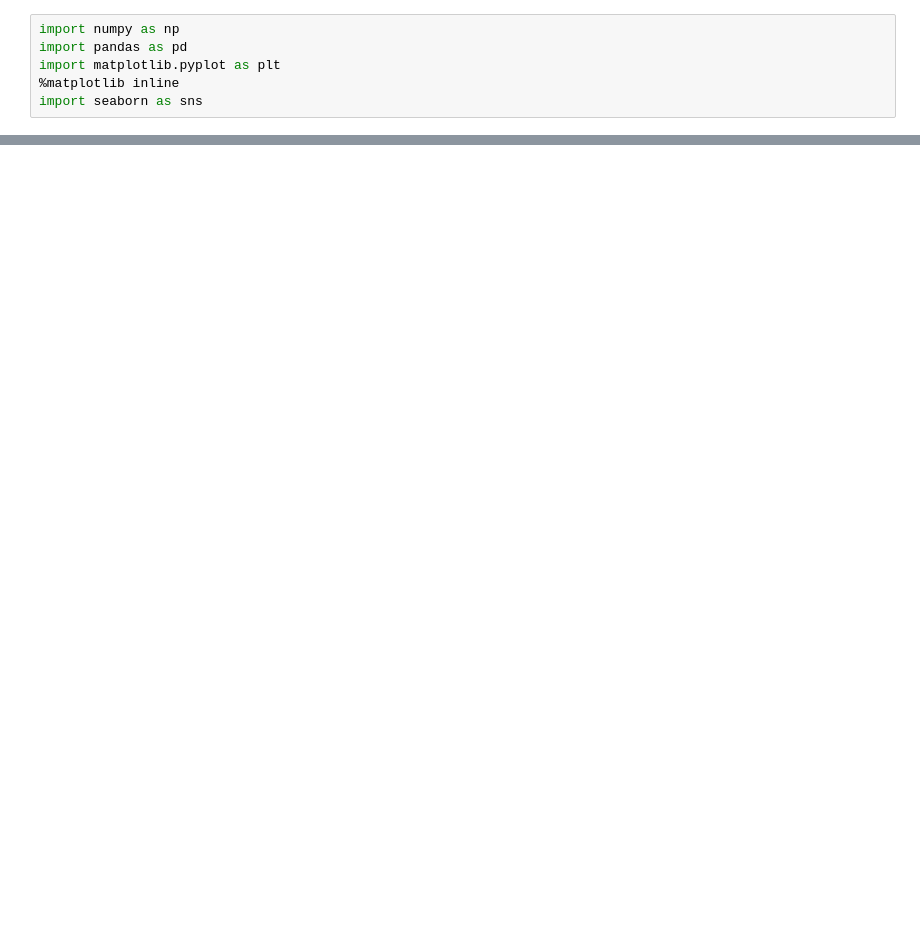
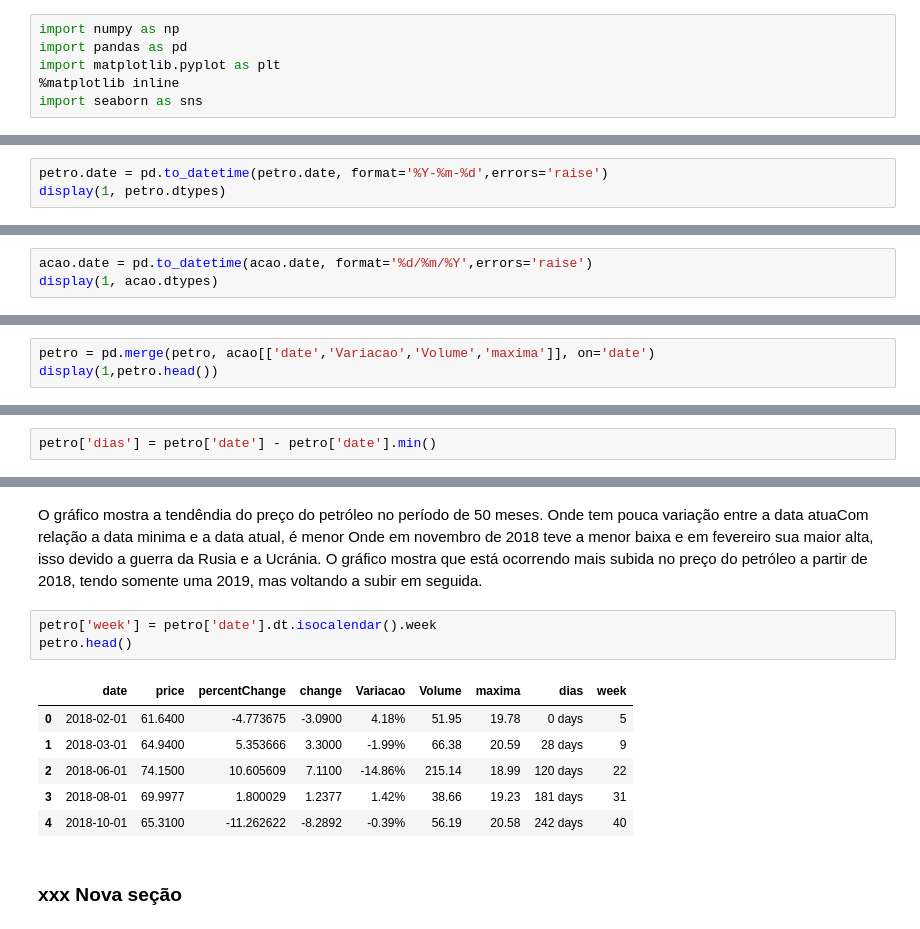
Before and after one commit to sergiolcrezende/Mackenzie, a Jupyter notebook: trilha_4_analise.ipynb, the cells around one changed output, grey strips where cells are left out. Drawn from its saved outputs; the diff is of its cells as text; blank space fills up the shorter version.

```diff
--- a/trilha_4_analise.ipynb
+++ b/trilha_4_analise.ipynb
@@ -298,0 +139,3 @@ plt.show()
+# %%
+petro.date = pd.to_datetime(petro.date, format='%Y-%m-%d',errors='raise')
+display(1, petro.dtypes)
@@ -298,0 +151,3 @@ plt.show()
+# %%
+acao.date = pd.to_datetime(acao.date, format='%d/%m/%Y',errors='raise')
+display(1, acao.dtypes)
@@ -298,0 +166,3 @@ plt.show()
+# %%
+petro = pd.merge(petro, acao[['date','Variacao','Volume','maxima']], on='date')
+display(1,petro.head())
@@ -298,0 +237,2 @@ plt.show()
+# %%
+petro['dias'] = petro['date'] - petro['date'].min()
@@ -298,0 +270,15 @@ plt.show()
+# %% [markdown]
+O gráfico mostra a tendêndia do preço do petróleo no período de 50 meses. Onde tem pouca variação entre a data atuaCom relação a data minima e a data atual, é menor  Onde em novembro de 2018 teve a menor baixa e em fevereiro sua maior alta, isso devido a guerra da Rusia e a Ucránia. O gráfico mostra que está ocorrendo mais subida no preço do petróleo a partir de 2018, tendo somente uma 2019, mas voltando a subir em seguida.
+# %%
+petro['week'] = petro['date'].dt.isocalendar().week
+petro.head()
+# %% [output]
+|  | date | price | percentChange | change | Variacao | Volume | maxima | dias | week |
+| 0 | 2018-02-01 | 61.6400 | -4.773675 | -3.0900 | 4.18% | 51.95 | 19.78 | 0 days | 5 |
+| 1 | 2018-03-01 | 64.9400 | 5.353666 | 3.3000 | -1.99% | 66.38 | 20.59 | 28 days | 9 |
+| 2 | 2018-06-01 | 74.1500 | 10.605609 | 7.1100 | -14.86% | 215.14 | 18.99 | 120 days | 22 |
+| 3 | 2018-08-01 | 69.9977 | 1.800029 | 1.2377 | 1.42% | 38.66 | 19.23 | 181 days | 31 |
+| 4 | 2018-10-01 | 65.3100 | -11.262622 | -8.2892 | -0.39% | 56.19 | 20.58 | 242 days | 40 |
+# %% [markdown]
+
+### xxx Nova seção
```
Also changed, not shown: parts of 58 cells of this notebook.
